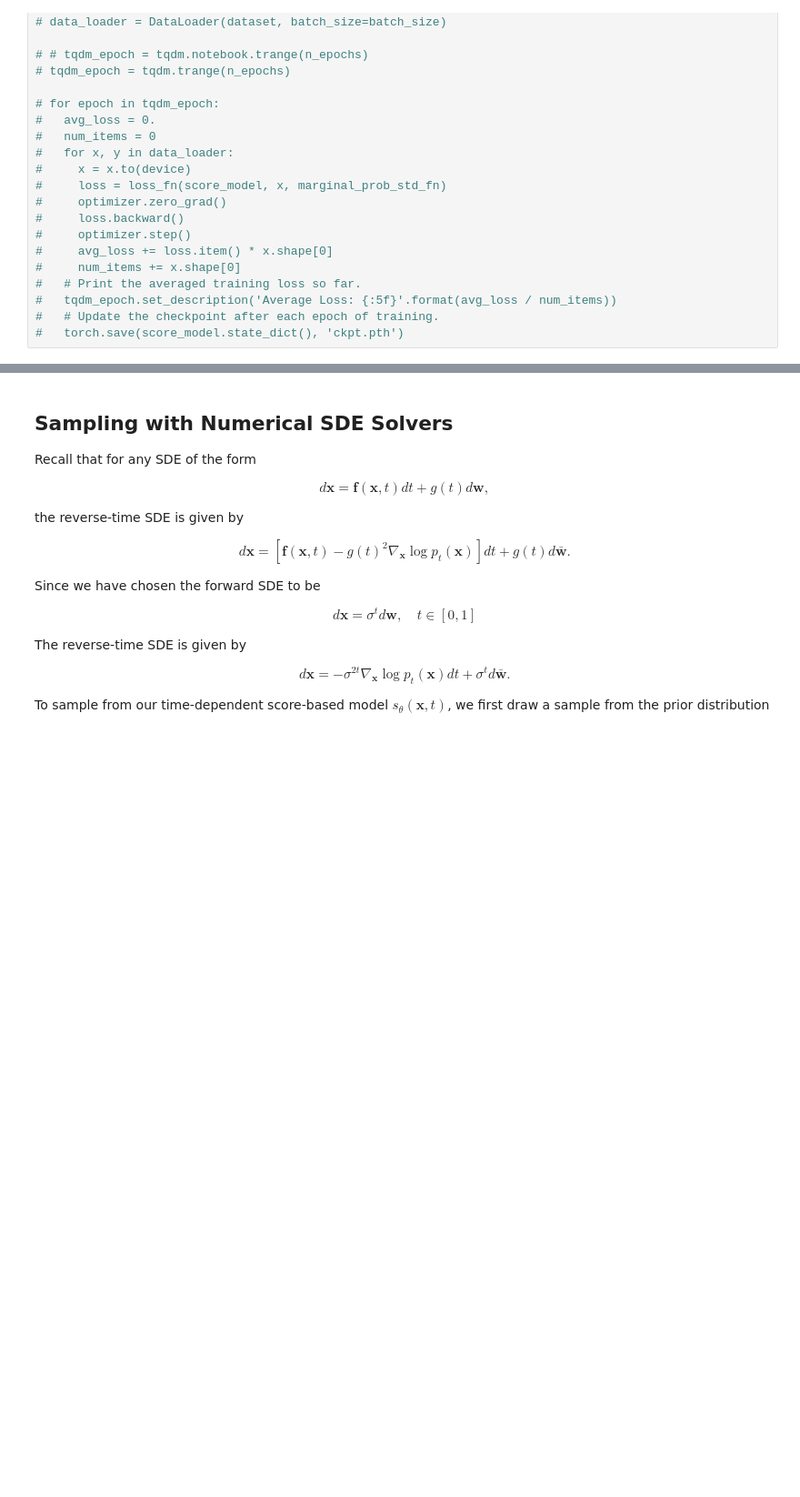
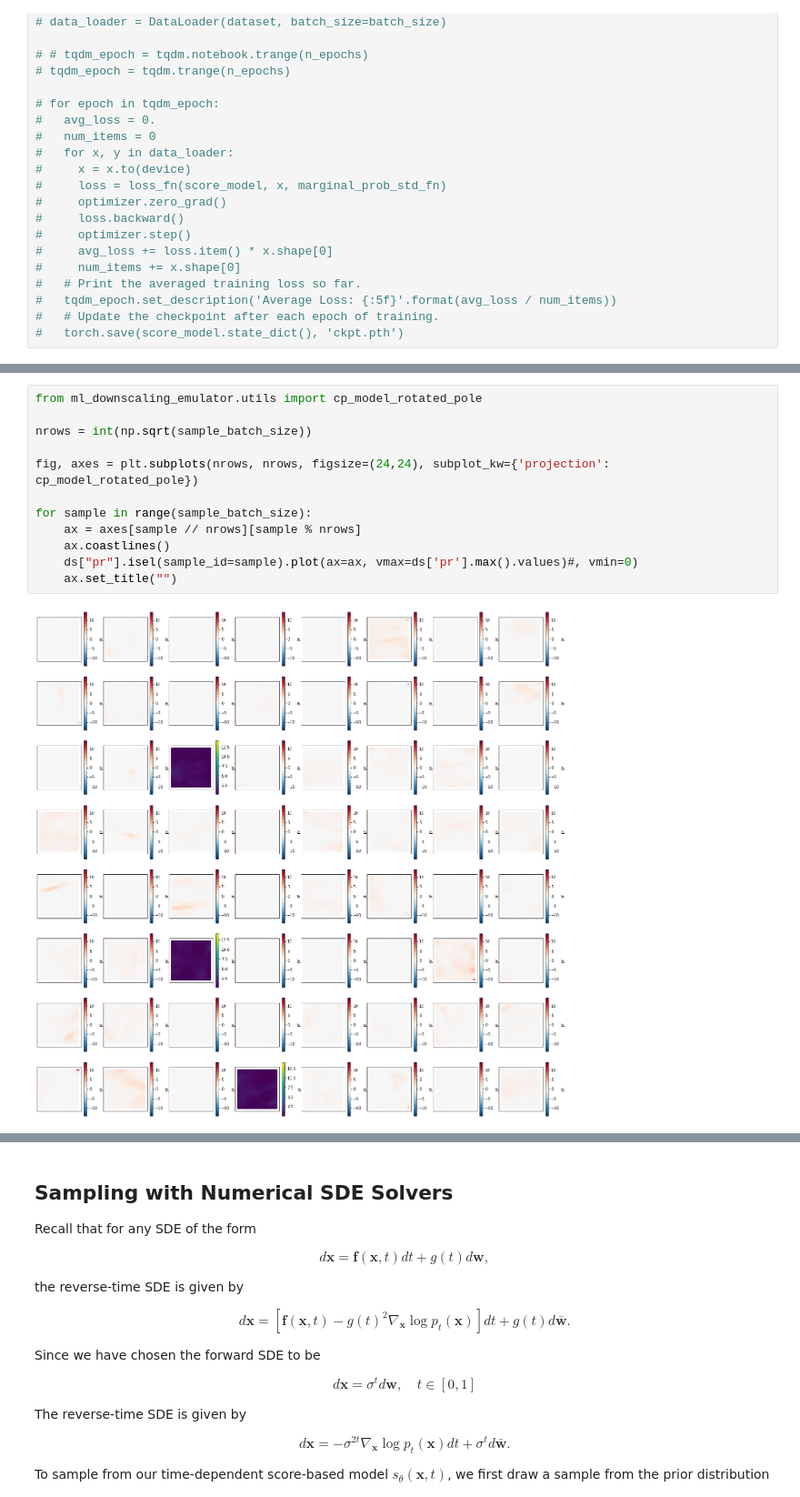
Before and after one commit to yang-song/score_sde_pytorch, a Jupyter notebook: Tutorial_on_Score_Based_Generative_Modeling_(PyTorch).ipynb, the cells around one changed output, grey strips where cells are left out. Shown at 91% size. Cells and saved outputs as stored; diff of their text form; blank space fills up the shorter version.

```diff
--- a/Tutorial_on_Score_Based_Generative_Modeling_(PyTorch).ipynb
+++ b/Tutorial_on_Score_Based_Generative_Modeling_(PyTorch).ipynb
@@ -339,0 +431,14 @@ optimizer = Adam(score_model.parameters(), lr=lr)
+# %%
+from ml_downscaling_emulator.utils import cp_model_rotated_pole
+
+nrows = int(np.sqrt(sample_batch_size))
+
+fig, axes = plt.subplots(nrows, nrows, figsize=(24,24), subplot_kw={'projection': cp_model_rotated_pole})
+
+for sample in range(sample_batch_size):
+    ax = axes[sample // nrows][sample % nrows]
+    ax.coastlines()
+    ds["pr"].isel(sample_id=sample).plot(ax=ax, vmax=ds['pr'].max().values)#, vmin=0)
+    ax.set_title("")
+# %% [output]
+[figure, added]
```
Also changed, not shown: parts of 17 cells of this notebook.
